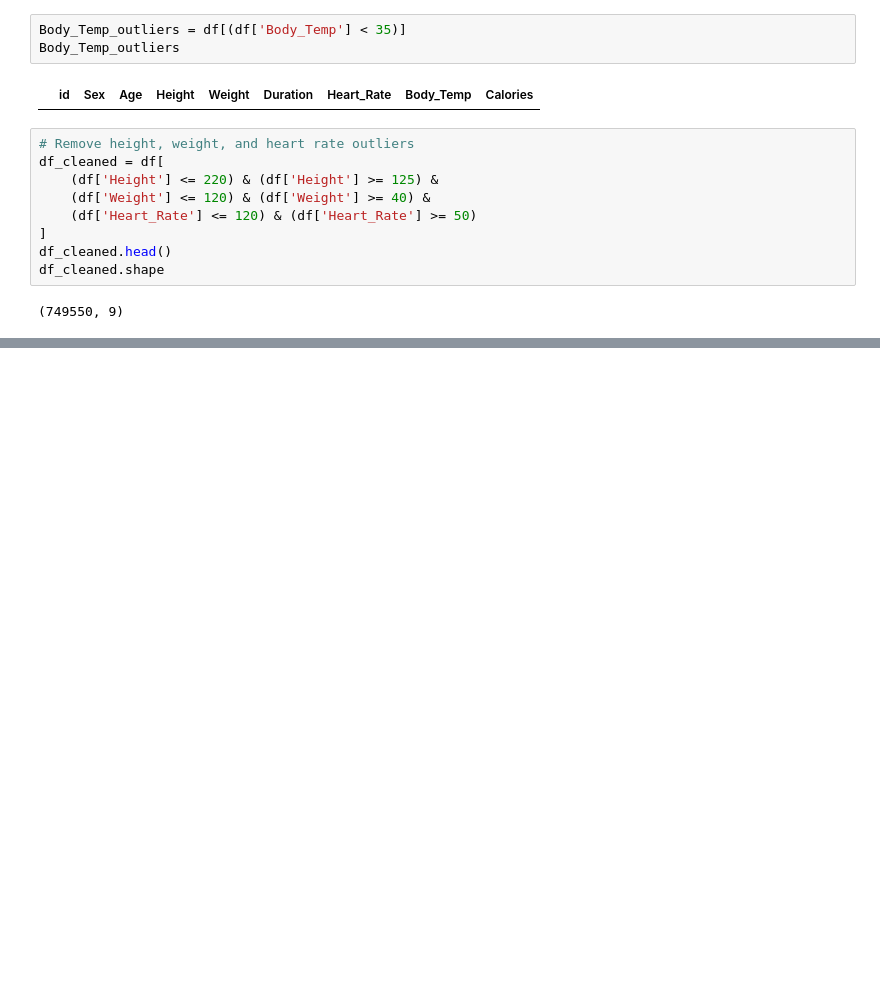
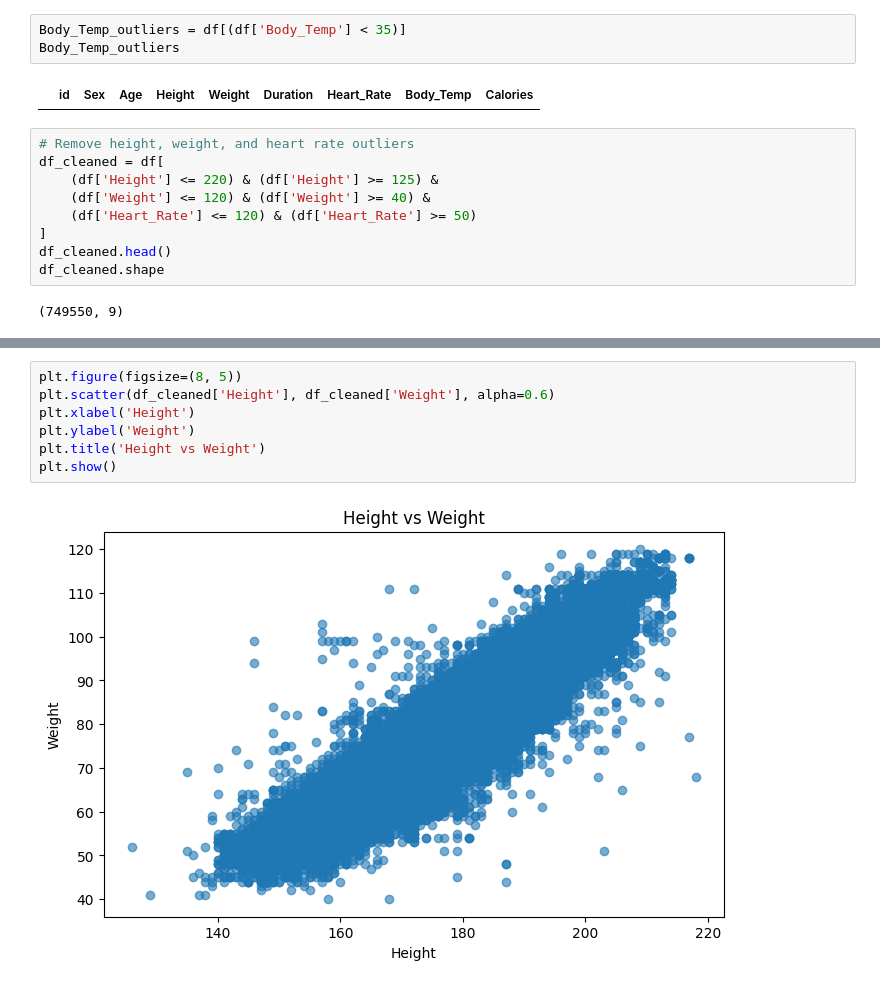
Before and after one commit to kokilagaurav/energy_expenditure_estimator, a Jupyter notebook: notebook.ipynb, the cells around one changed output, grey strips where cells are left out. Cells and saved outputs as stored; diff of their text form; blank space fills up the shorter version.

```diff
--- a/notebook.ipynb
+++ b/notebook.ipynb
@@ -188,0 +195,9 @@ Calories is not skewed
+# %%
+plt.figure(figsize=(8, 5))
+plt.scatter(df_cleaned['Height'], df_cleaned['Weight'], alpha=0.6)
+plt.xlabel('Height')
+plt.ylabel('Weight')
+plt.title('Height vs Weight')
+plt.show()
+# %% [output]
+[figure, added]
```
Also changed, not shown: parts of 13 cells of this notebook.
